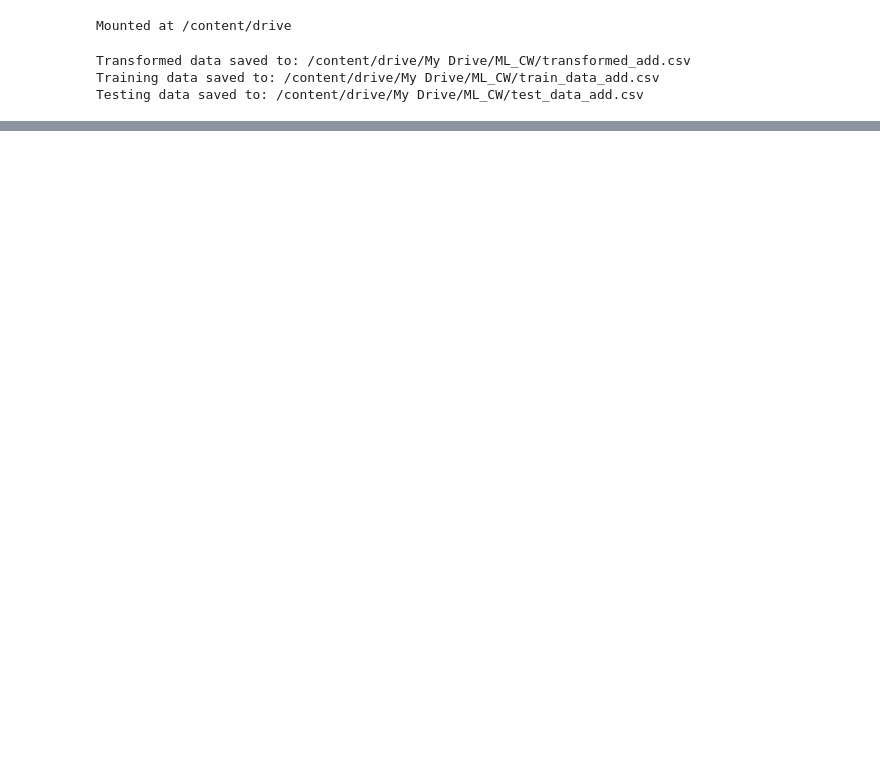
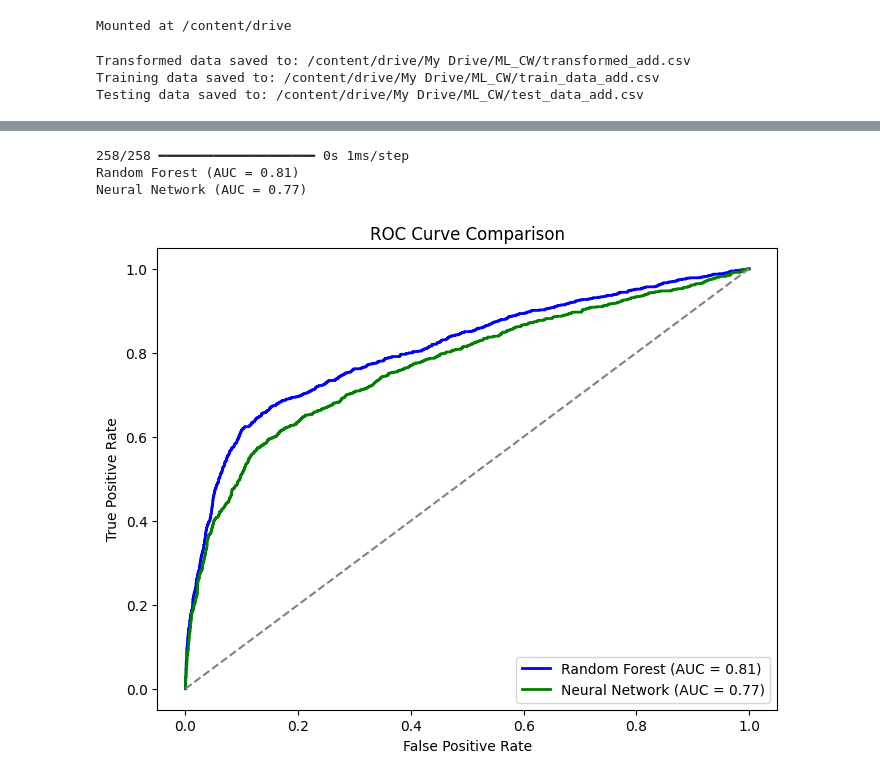
Before and after one commit to HRashmika/Bank_Prediction, a Jupyter notebook: ML_CW.ipynb, the cells around one changed output, grey strips where cells are left out. Cells and saved outputs as stored; diff of their text form; code cells hidden in the pictures; blank space fills up the shorter version.

Commit message:
Tensor flow test

```diff
--- a/ML_CW.ipynb
+++ b/ML_CW.ipynb
@@ -417,0 +347,32 @@ AUC: 0.7625
+# %%
+
+# Random Forest model - get predicted probabilities
+rf_probs = rf_classifier.predict_proba(X_test)[:, 1]  # Probability of the positive class
+
+# Neural Network model - get predicted probabilities
+nn_probs = model.predict(X_test).ravel()  # Flatten the output to a 1D array
+
+# Compute ROC curve and AUC for Random Forest
+fpr_rf, tpr_rf, _ = roc_curve(y_test, rf_probs)
+roc_auc_rf = auc(fpr_rf, tpr_rf)
+
+# Compute ROC curve and AUC for Neural Network
+fpr_nn, tpr_nn, _ = roc_curve(y_test, nn_probs)
+roc_auc_nn = auc(fpr_nn, tpr_nn)
+
+print(f'Random Forest (AUC = {roc_auc_rf:.2f})')
+print(f'Neural Network (AUC = {roc_auc_nn:.2f})')
+plt.figure(figsize=(8, 6))
+plt.plot(fpr_rf, tpr_rf, color='blue', lw=2, label=f'Random Forest (AUC = {roc_auc_rf:.2f})')
+plt.plot(fpr_nn, tpr_nn, color='green', lw=2, label=f'Neural Network (AUC = {roc_auc_nn:.2f})')
+plt.plot([0, 1], [0, 1], color='gray', linestyle='--')
+plt.xlabel('False Positive Rate')
+plt.ylabel('True Positive Rate')
+plt.title('ROC Curve Comparison')
+plt.legend(loc='lower right')
+plt.show()
+# %% [output]
+258/258 ━━━━━━━━━━━━━━━━━━━━ 0s 1ms/step
+Random Forest (AUC = 0.81)
+Neural Network (AUC = 0.77)
+[figure, added]
```
Also changed, not shown: parts of 4 cells of this notebook.
